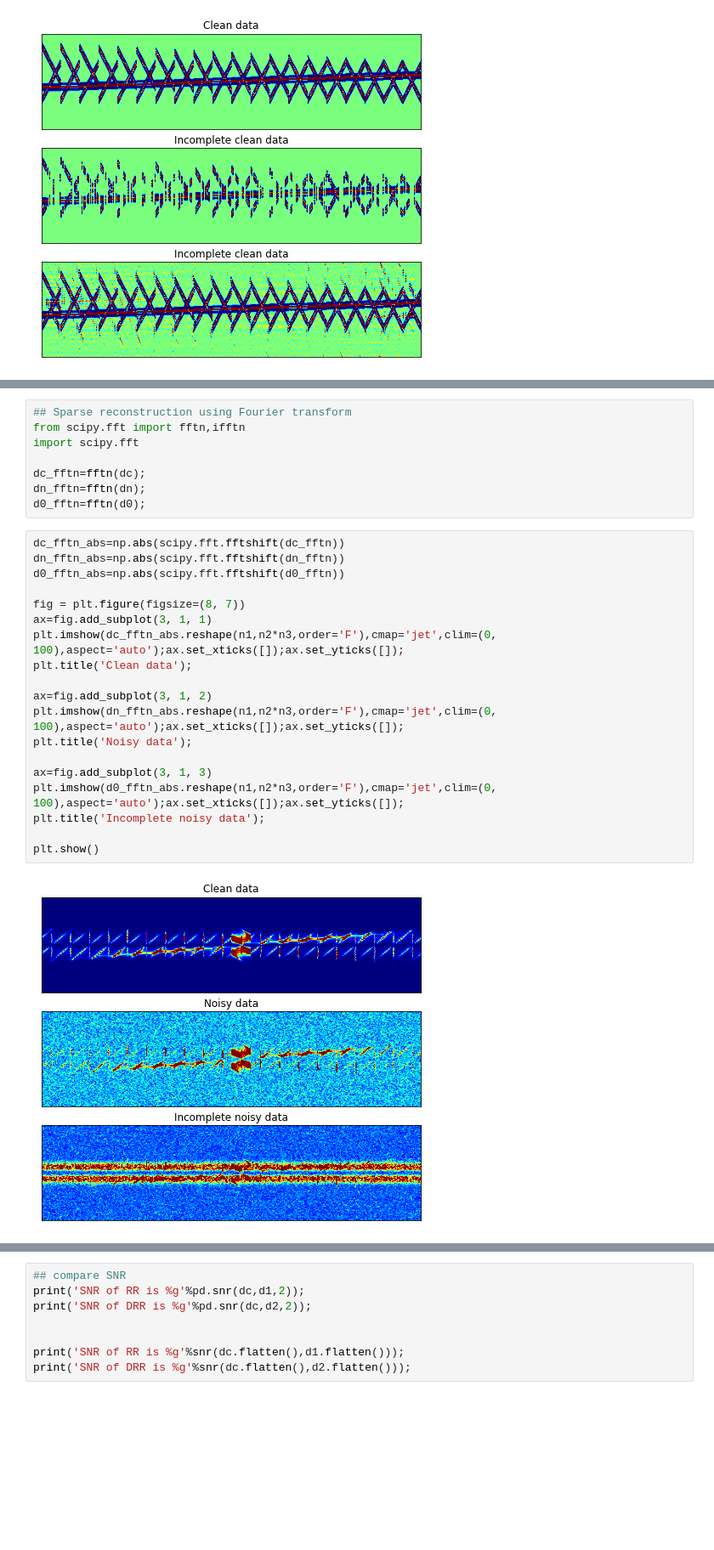
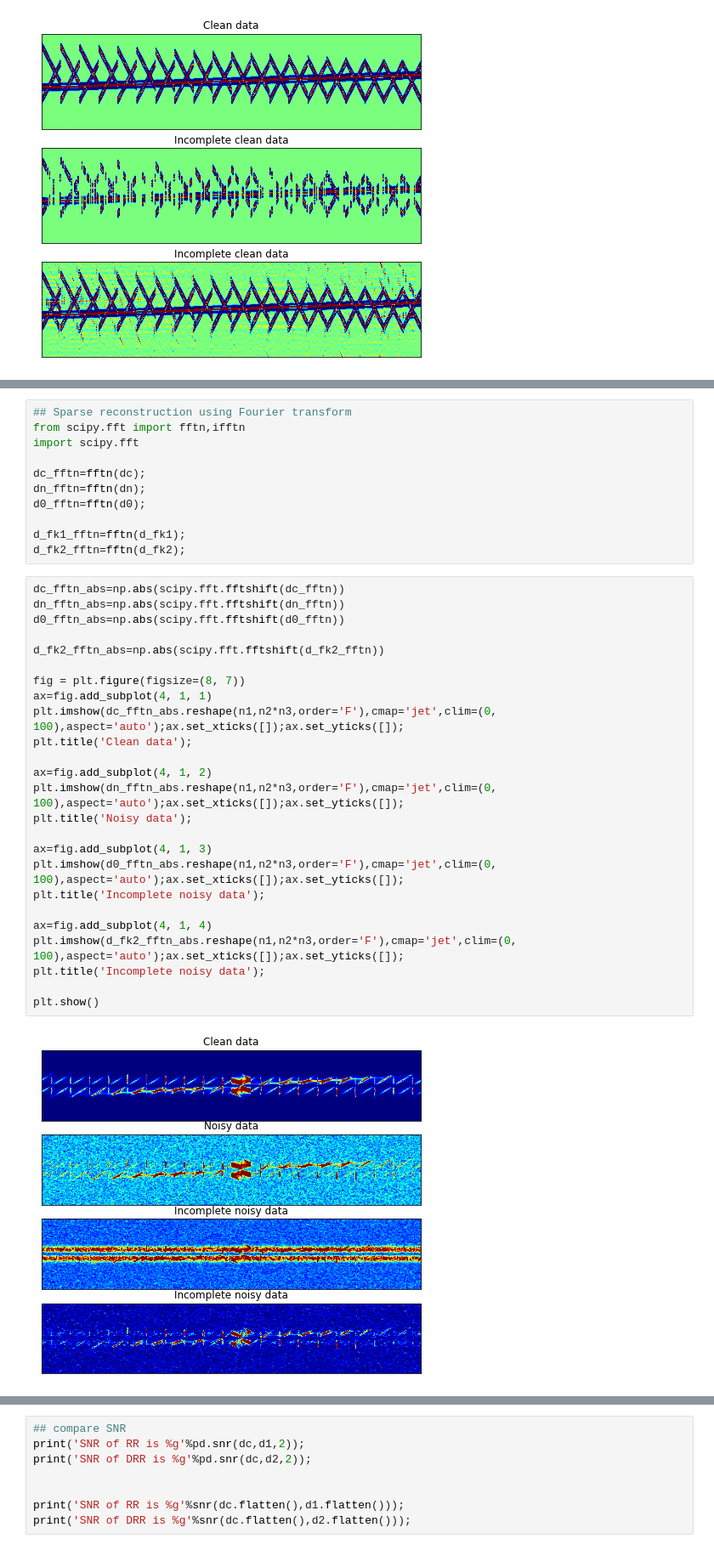
Before and after one commit to chenyk1990/geo-class, a Jupyter notebook: multi-dim-ana/Seismic_reconstruction.ipynb, the cells around one changed output, grey strips where cells are left out. Shown at 85% size. Saved outputs shown, nothing was run; the diff lists cells and outputs as text; blank space fills up the shorter version.

```diff
--- a/multi-dim-ana/Seismic_reconstruction.ipynb
+++ b/multi-dim-ana/Seismic_reconstruction.ipynb
@@ -241,24 +455,33 @@ import scipy.fft
 dc_fftn=fftn(dc);
 dn_fftn=fftn(dn);
 d0_fftn=fftn(d0);
+
+d_fk1_fftn=fftn(d_fk1);
+d_fk2_fftn=fftn(d_fk2);
 # %%
 dc_fftn_abs=np.abs(scipy.fft.fftshift(dc_fftn))
 dn_fftn_abs=np.abs(scipy.fft.fftshift(dn_fftn))
 d0_fftn_abs=np.abs(scipy.fft.fftshift(d0_fftn))
 
+d_fk2_fftn_abs=np.abs(scipy.fft.fftshift(d_fk2_fftn))
+
 fig = plt.figure(figsize=(8, 7))
-ax=fig.add_subplot(3, 1, 1)
+ax=fig.add_subplot(4, 1, 1)
 plt.imshow(dc_fftn_abs.reshape(n1,n2*n3,order='F'),cmap='jet',clim=(0, 100),aspect='auto');ax.set_xticks([]);ax.set_yticks([]);
 plt.title('Clean data');
 
-ax=fig.add_subplot(3, 1, 2)
+ax=fig.add_subplot(4, 1, 2)
 plt.imshow(dn_fftn_abs.reshape(n1,n2*n3,order='F'),cmap='jet',clim=(0, 100),aspect='auto');ax.set_xticks([]);ax.set_yticks([]);
 plt.title('Noisy data');
 
-ax=fig.add_subplot(3, 1, 3)
+ax=fig.add_subplot(4, 1, 3)
 plt.imshow(d0_fftn_abs.reshape(n1,n2*n3,order='F'),cmap='jet',clim=(0, 100),aspect='auto');ax.set_xticks([]);ax.set_yticks([]);
 plt.title('Incomplete noisy data');
 
+ax=fig.add_subplot(4, 1, 4)
+plt.imshow(d_fk2_fftn_abs.reshape(n1,n2*n3,order='F'),cmap='jet',clim=(0, 100),aspect='auto');ax.set_xticks([]);ax.set_yticks([]);
+plt.title('Incomplete noisy data');
+
 plt.show()
 # %% [output]
-[figure, old version]
+[figure, new version]
```
Also changed, not shown: parts of 22 cells of this notebook.
